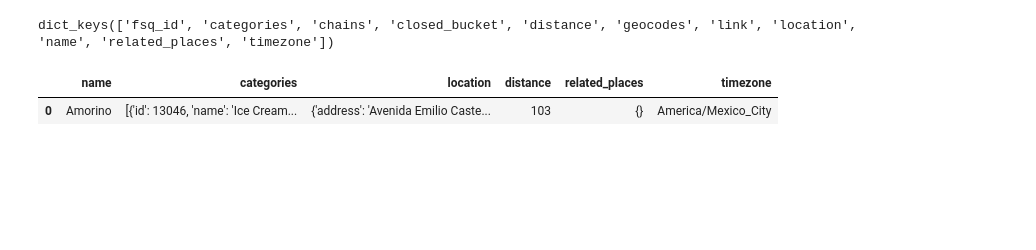
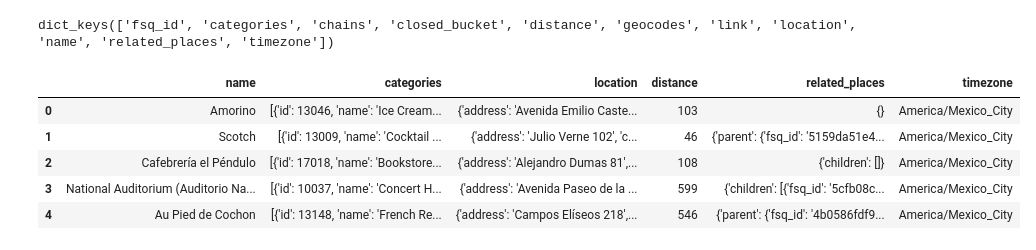
Before and after one commit to dhdzmota/TheRealEstateProject, a Jupyter notebook: notebooks/foursquare_test.ipynb, the cells around one changed output. Saved outputs shown, nothing was run; the diff lists cells and outputs as text; code cells hidden in the pictures; blank space fills up the shorter version.

```diff
--- a/notebooks/foursquare_test.ipynb
+++ b/notebooks/foursquare_test.ipynb
@@ -2,9 +2,10 @@
 import pandas as pd
 from utils.requests_utils import *
 # %%
-foursquare_search_places(latitude=19.430672,
-                         longitude=-99.196956,
-                         radio=2500,
-                         limit=2
-                         )
+data = foursquare_search_places(latitude=19.430672,
+                                longitude=-99.196956,
+                                radio=2500,
+                                limit=5
+                                )
+data
 # %% [output]
@@ -57,14 +32,26 @@ data['results'][0].keys()
 # %% [output]
 dict_keys(['fsq_id', 'categories', 'chains', 'closed_bucket', 'distance', 'geocodes', 'link', 'location', 'name', 'related_places', 'timezone'])
 # %%
-pd.DataFrame({
-    'name' : [data['results'][0]['name']],
-    'categories' : [data['results'][0]['categories']],
-    'location' : [data['results'][0]['location']],
-    'distance' : [data['results'][0]['distance']],
-    'related_places' : [data['results'][0]['related_places']],
-    'timezone' : [data['results'][0]['timezone']],
-},index = [0])
+def json_to_df(data):
+    dfs = []
+    for i in range(len(data['results'])):
+        df_i = pd.DataFrame({
+            'name' : [data['results'][i]['name']],
+            'categories' : [data['results'][i]['categories']],
+            'location' : [data['results'][i]['location']],
+            'distance' : [data['results'][i]['distance']],
+            'related_places' : [data['results'][i]['related_places']],
+            'timezone' : [data['results'][i]['timezone']],
+        })
+        dfs.append(df_i)
+    return pd.concat(dfs,axis = 0,ignore_index=True)
-# %% [output]
-|  | name | categories | location | distance | related_places | timezone |
-| 0 | Amorino | [{'id': 13046, 'name': 'Ice Cream... | {'address': 'Avenida Emilio Caste... | 103 | {} | America/Mexico_City |
+# %%
+df = json_to_df(data)
+df
+# %% [output]
+|  | name | categories | location | distance | related_places | timezone |
+| 0 | Amorino | [{'id': 13046, 'name': 'Ice Cream... | {'address': 'Avenida Emilio Caste... | 103 | {} | America/Mexico_City |
+| 1 | Scotch | [{'id': 13009, 'name': 'Cocktail ... | {'address': 'Julio Verne 102', 'c... | 46 | {'parent': {'fsq_id': '5159da51e4... | America/Mexico_City |
+| 2 | Cafebrería el Péndulo | [{'id': 17018, 'name': 'Bookstore... | {'address': 'Alejandro Dumas 81',... | 108 | {'children': []} | America/Mexico_City |
+| 3 | National Auditorium (Auditorio Na... | [{'id': 10037, 'name': 'Concert H... | {'address': 'Avenida Paseo de la ... | 599 | {'children': [{'fsq_id': '5cfb08c... | America/Mexico_City |
+| 4 | Au Pied de Cochon | [{'id': 13148, 'name': 'French Re... | {'address': 'Campos Elíseos 218',... | 546 | {'parent': {'fsq_id': '4b0586fdf9... | America/Mexico_City |
```
Also changed, not shown: parts of 8 cells of this notebook, 1 other file.
